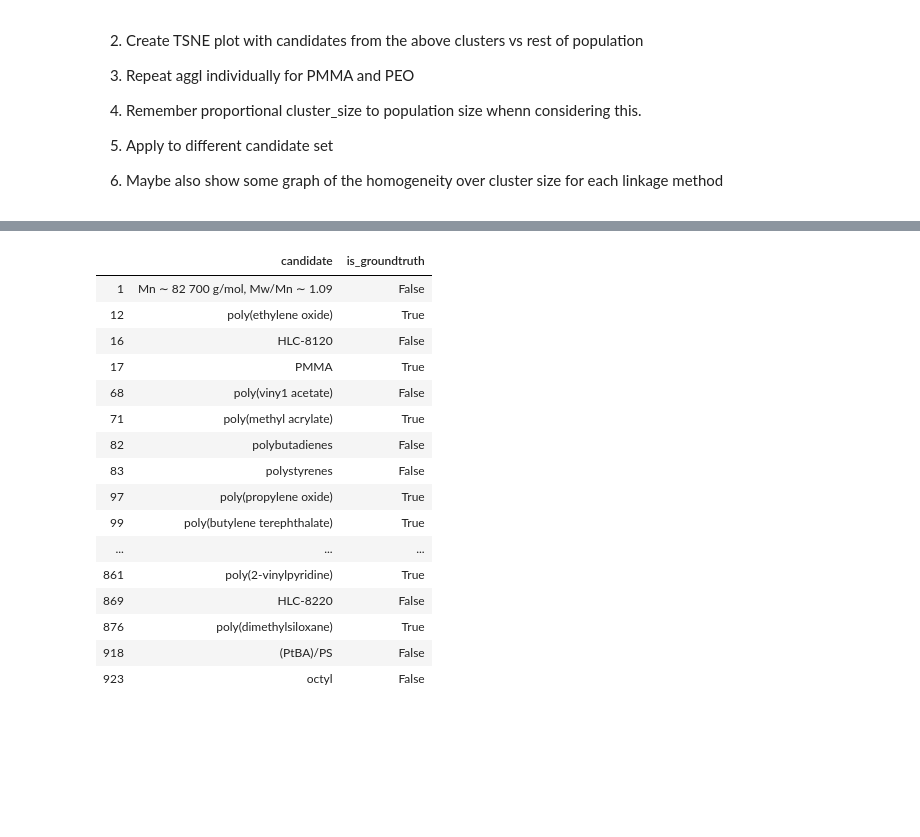
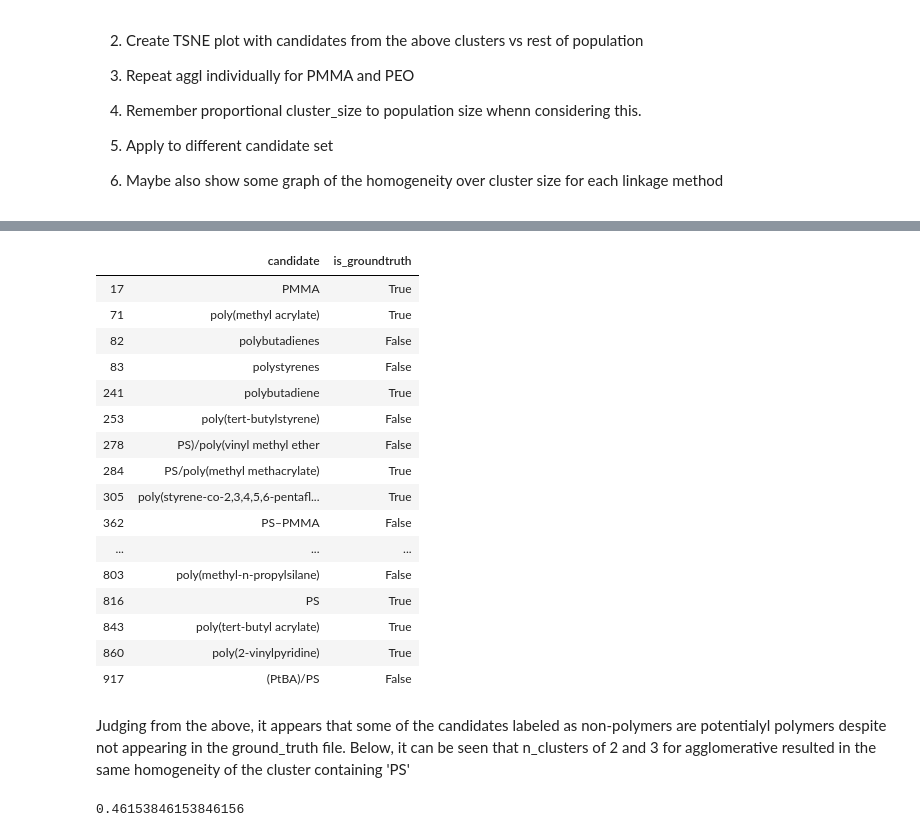
Before and after one commit to Dan195/WordEmbeddingNER-Cluster, a Jupyter notebook: ClassifyingWithClustering.ipynb, the cells around one changed output, grey strips where cells are left out. Cells and saved outputs as stored; diff of their text form; code cells hidden in the pictures; blank space fills up the shorter version.

```diff
--- a/ClassifyingWithClustering.ipynb
+++ b/ClassifyingWithClustering.ipynb
@@ -590,7 +565,7 @@ K Nearest Neighbor achieves the best F1 score of 0.267
 # %% [markdown]
 <h1>Experiment 1 part 2: unsupervised word vectors</h1>
 # %%
-X = np.array(get_X_from_df(df_exp1.unsupervised_model_coords))
+X = np.array(get_X_from_df(df_exp1.unsupervised_coords))
 X = pd.DataFrame(X)
 y = df_exp1.is_groundtruth.astype('int')
 
@@ -886,7 +734,7 @@ with open('../candidates/listformat/full_doc_candidates_refined.txt',"r",encodin
 # %% [markdown]
 Lets ensure we focus only on refined candidaes, with value "acceptable_after_refinement"
 # %%
-fulldoc_df = create_df(fulldoc_candidates,model=unsupervised_model,ground_truths=ground_truths)
+fulldoc_df = df_exp1.copy()#create_df(fulldoc_candidates,model=unsupervised_model,ground_truths=ground_truths)
 unsupervised_coords = get_similarity_scores_as_features(fulldoc_df.candidate, unsupervised_model,  ["polystyrene","poly(styrene)","PS"])
 fulldoc_df.unsupervised_coords = unsupervised_coords
 
@@ -1002,12 +847,12 @@ for cluster_size in n_clusters:
                      "linkage": linkage}
         labels = run_agg_clustering(X,params)
 
-        agg_gt_total, agg_counter = get_cluster_homogeneity(labels,fulldoc_df.candidate,ground_truths_hash)
-        proportion = get_homogeneity_proportion(agg_gt_total, agg_counter)
+    #    agg_gt_total, agg_counter = get_cluster_homogeneity(labels,fulldoc_df.candidate,ground_truths_hash)
+    #    proportion = get_homogeneity_proportion(agg_gt_total, agg_counter)
         agg_runs.append({"params":params,
                              "labels":labels,
-                             "total_per_clus":agg_counter,
-                             "clus_homogeneity_proportion": proportion,
+                          #   "total_per_clus":agg_counter})
+                         #    "clus_homogeneity_proportion": proportion,
                             "silhouette":silhouette_score(X,labels)})
 # %%
 write_files(agg_runs,"agg",["PS"])
@@ -1162,20 +1004,25 @@ Next steps
 # %%
 # n_clusters: 2, linkage: complete results...
 
-TOP_PERFORMERS_DIR = 'fulldocclusteringTopPerformers'
+TOP_PERFORMERS_DIR = 'fulldocclustering'
 
-with open(TOP_PERFORMERS_DIR+'/aggps_clus_cands5PS.txt','r',encoding='utf-8') as f:
-    top_performers_2_linkage = []
-    for candidate in f.readlines():
-        if candidate != '\n':
-            top_performers_2_linkage.append(candidate.strip('\n'))
+def get_polymer_percentage(file_name):
+    with open(file_name,'r',encoding='utf-8') as f:
+        top_performers = []
+        for candidate in f.readlines():
+            if candidate != '\n' and 'cluster label' not in candidate:
+                top_performers.append(candidate.strip('\n'))
 
-    top_performers_2_linkage = top_performers_2_linkage[1:]
+        top_performers = top_performers[1:]
 
-total_polymers = 0
-for polymer in top_performers_2_linkage:
-    is_groundtruth = fulldoc_df.loc[fulldoc_df["candidate"]==polymer,"is_groundtruth"]
-    total_polymers = (total_polymers + 1) if is_groundtruth.item() else total_polymers
+    total_polymers = 0
+    for polymer in top_performers:
+        is_groundtruth = fulldoc_df.loc[fulldoc_df["candidate"]==polymer,"is_groundtruth"]
+        #if candidate appears
+        total_polymers = (total_polymers + 1) if is_groundtruth.item() else total_polymers
 
-print(total_polymers/len(top_performers_2_linkage))
+    return (total_polymers/len(top_performers)), top_performers
+
+top_polymers_1ps = get_polymer_percentage(TOP_PERFORMERS_DIR+'/aggps_clus_cands1PS.txt')
+print(top_polymers_1ps[0])
 # %% [output]
@@ -1183,21 +1037,27 @@ print(total_polymers/len(top_performers_2_linkage))
 # %%
 pd.set_option('display.max_rows', 500)
-fulldoc_df[fulldoc_df['candidate'].isin(top_performers_2_linkage)][["candidate","is_groundtruth"]]
+fulldoc_df.loc[fulldoc_df["candidate"].isin(top_performers_2_linkage),["candidate","is_groundtruth"]]
 # %% [output]
 |  | candidate | is_groundtruth |
-| 1 | Mn ∼ 82 700 g/mol, Mw/Mn ∼ 1.09 | False |
-| 12 | poly(ethylene oxide) | True |
-| 16 | HLC-8120 | False |
 | 17 | PMMA | True |
-| 68 | poly(viny1 acetate) | False |
 | 71 | poly(methyl acrylate) | True |
 | 82 | polybutadienes | False |
 | 83 | polystyrenes | False |
-| 97 | poly(propylene oxide) | True |
-| 99 | poly(butylene terephthalate) | True |
+| 241 | polybutadiene | True |
+| 253 | poly(tert-butylstyrene) | False |
+| 278 | PS)/poly(vinyl methyl ether | False |
+| 284 | PS/poly(methyl methacrylate) | True |
+| 305 | poly(styrene-co-2,3,4,5,6-pentafl... | True |
+| 362 | PS–PMMA | False |
 | ... | ... | ... |
-| 861 | poly(2-vinylpyridine) | True |
-| 869 | HLC-8220 | False |
-| 876 | poly(dimethylsiloxane) | True |
-| 918 | (PtBA)/PS | False |
-| 923 | octyl | False |
+| 803 | poly(methyl-n-propylsilane) | False |
+| 816 | PS | True |
+| 843 | poly(tert-butyl acrylate) | True |
+| 860 | poly(2-vinylpyridine) | True |
+| 917 | (PtBA)/PS | False |
+# %% [markdown]
+Judging from the above, it appears that some of the candidates labeled as non-polymers are potentialyl polymers despite not appearing in the ground_truth file. Below, it can be seen that n_clusters of 2 and 3 for agglomerative resulted in the same homogeneity of the cluster containing 'PS'
+# %%
+get_polymer_percentage(TOP_PERFORMERS_DIR+'/aggps_clus_cands5PS.txt')
+# %% [output]
+0.46153846153846156
```
Also changed, not shown: parts of 58 cells of this notebook.
